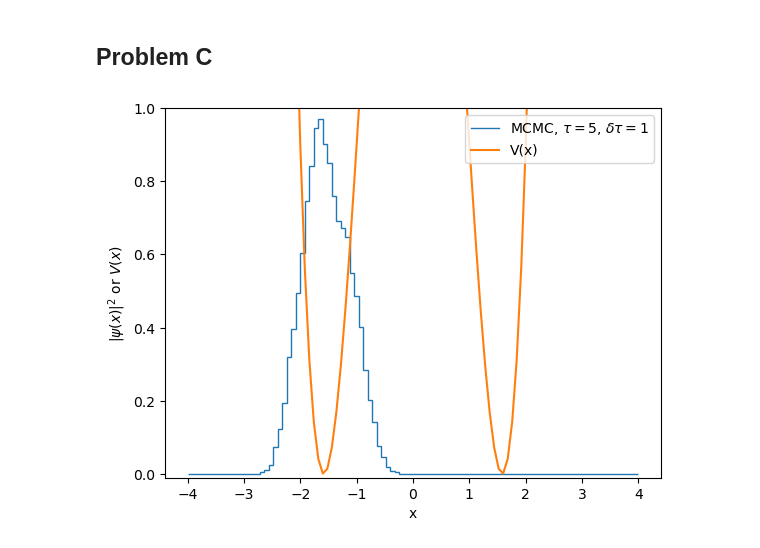
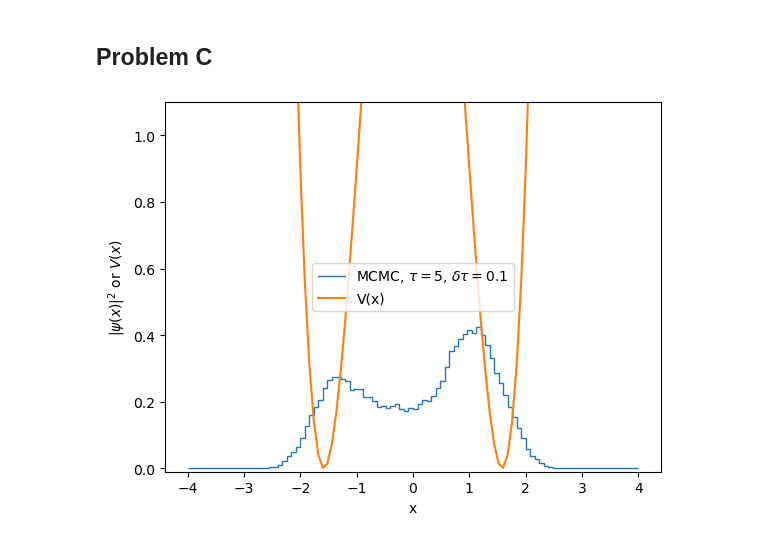
Before and after one commit to kmaiwhite/PHYS142FINAL, a Jupyter notebook: phys142_final.ipynb, the cells around one changed output. Cells and saved outputs as stored; diff of their text form; code cells hidden in the pictures.

```diff
--- a/phys142_final.ipynb
+++ b/phys142_final.ipynb
@@ -12,7 +12,6 @@ M = 1
 TAU = 5000
 DELTATAU = 1
 NTAU = int(TAU/DELTATAU)
-HITSIZE = 0.1
 ALPHA = 0.4
 
 XLOW = -4
@@ -74,7 +73,7 @@ def x4_exp(pdf, x):
     return sum(pdf * x**4 * DELTAX)
 
 def E_exp(pdf, x2, x4):
-    return x2 + 3*(ALPHA)*x4
+    return 3*ALPHA*x4 - 4*x2 + 1/ALPHA
 
 x_centers = (x_bins[:-1] + x_bins[1:]) / 2
 x2_sweeps = []
@@ -219,8 +216,8 @@ SWEEPS = 8000
 H = 1
 OMEGA = 1
 M = 1
-TAU = 5
-DELTATAU = 1
+TAU = 5 # adjust tau as needed
+DELTATAU = 0.1
 NTAU = int(TAU/DELTATAU)
 HITSIZE = 0.1
 ALPHA = 0.4
@@ -284,7 +281,7 @@ def x4_exp(pdf, x):
     return sum(pdf * x**4 * DELTAX)
 
 def E_exp(pdf, x2, x4):
-    return x2 + 3*(ALPHA)*x4
+    return 3*(ALPHA)*x4 -4*x2 + 1/ALPHA
 
 x_centers = (x_bins[:-1] + x_bins[1:]) / 2
 x2_sweeps = []
@@ -306,14 +303,14 @@ for k in tqdm.tqdm(range(SWEEPS)):
 # %%
 V_plot = V(x_bins)
 
 plt.figure()
 plt.stairs(prob_histogram/np.sum(prob_histogram*DELTAX), x_bins, label=f"MCMC, $\\tau = {TAU}$, $\\delta\\tau={DELTATAU}$")
 plt.plot(x_bins, V(x_bins), label="V(x)")
 plt.xlabel("x")
 plt.ylabel("$|\psi(x)|^2$ or $V(x)$")
-plt.ylim([-0.01, 1])
+plt.ylim([-0.01, 1.1])
 plt.legend()
 plt.savefig(f"plots/sweeps_8000_tau_{TAU}_dtau_1.png")
 plt.show()
 # %% [output]
-[figure, old version]
+[figure, new version]
```
Also changed, not shown: parts of 6 cells of this notebook, 1 other file.
